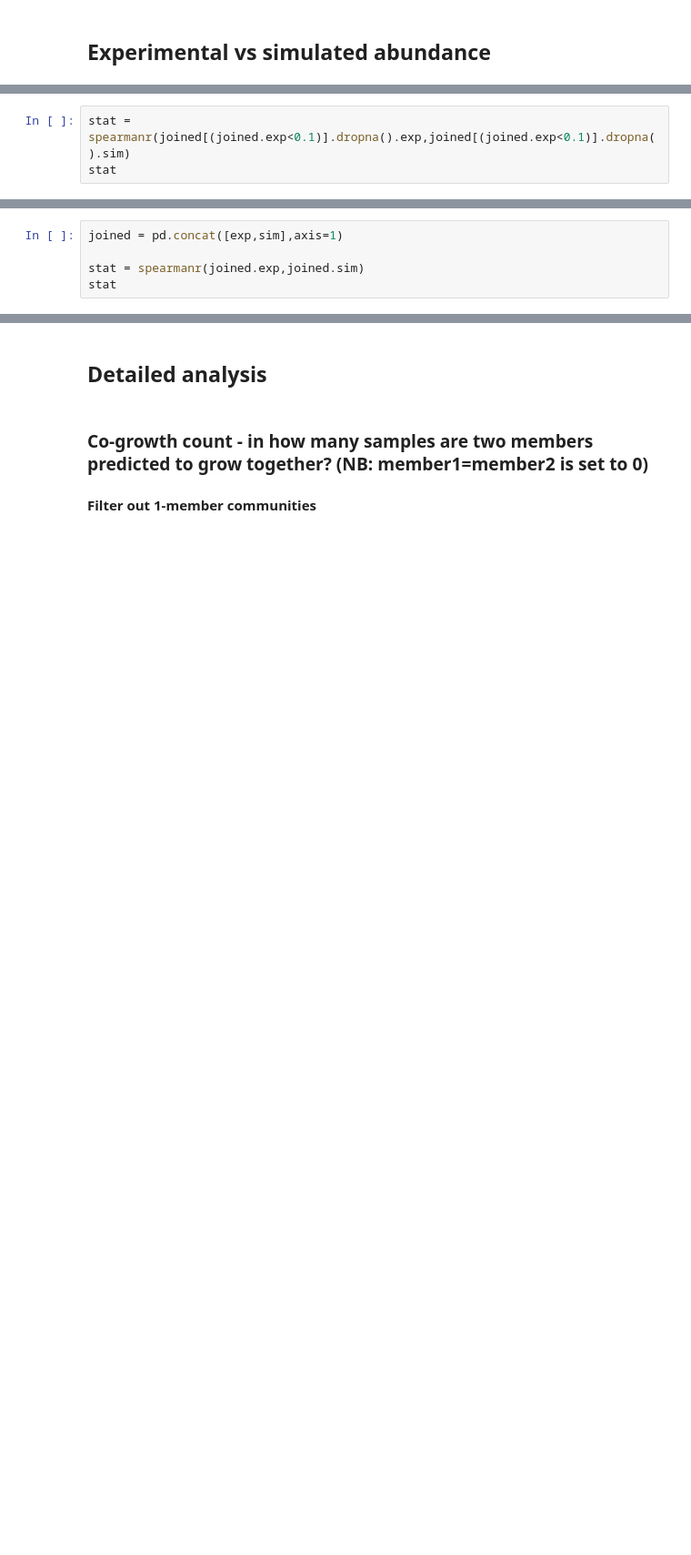
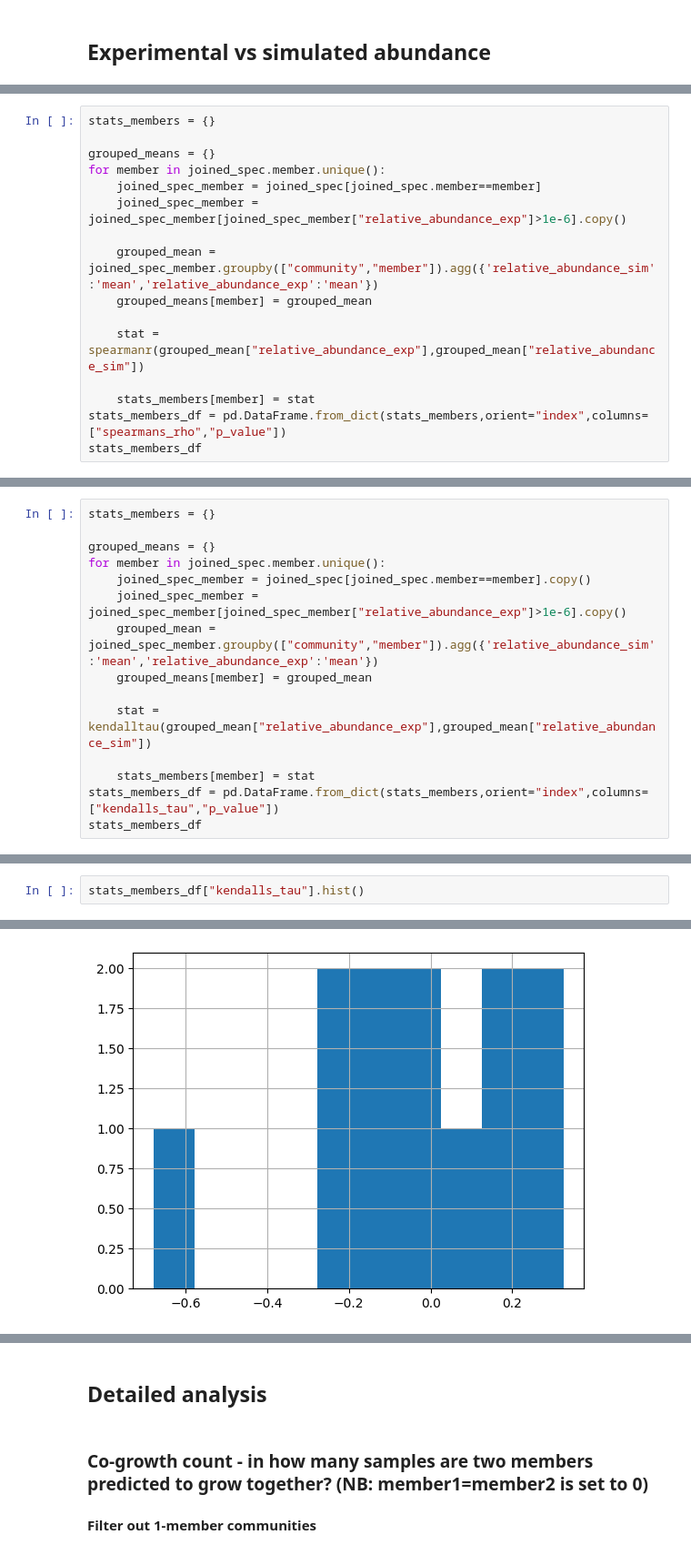
Before and after one commit to IdunBurgos/SteadierCom-Case-Studies, a Jupyter notebook: notebooks/Step 7.1.1. SteadierCom abundance prediction - Venturelli.ipynb, the cells around one changed output, grey strips where cells are left out. Shown at 91% size. Drawn from its saved outputs; the diff is of its cells as text; blank space fills up the shorter version.

```diff
--- a/notebooks/Step 7.1.1. SteadierCom abundance prediction - Venturelli.ipynb
+++ b/notebooks/Step 7.1.1. SteadierCom abundance prediction - Venturelli.ipynb
@@ -93,3 +35,0 @@ ax.set_yscale("log")
-# %%
-stat = spearmanr(joined[(joined.exp<0.1)].dropna().exp,joined[(joined.exp<0.1)].dropna().sim)
-stat
@@ -119,5 +35,0 @@ Text(0.5, 1.0, 'SteadierCom')
-# %%
-joined = pd.concat([exp,sim],axis=1)
-
-stat = spearmanr(joined.exp,joined.sim)
-stat
@@ -140,0 +147,16 @@ Name: count, dtype: int64
+# %%
+stats_members = {}
+
+grouped_means = {}
+for member in joined_spec.member.unique():
+    joined_spec_member = joined_spec[joined_spec.member==member]
+    joined_spec_member = joined_spec_member[joined_spec_member["relative_abundance_exp"]>1e-6].copy()
+
+    grouped_mean = joined_spec_member.groupby(["community","member"]).agg({'relative_abundance_sim':'mean','relative_abundance_exp':'mean'})
+    grouped_means[member] = grouped_mean
+
+    stat = spearmanr(grouped_mean["relative_abundance_exp"],grouped_mean["relative_abundance_sim"])
+
+    stats_members[member] = stat
+stats_members_df = pd.DataFrame.from_dict(stats_members,orient="index",columns=["spearmans_rho","p_value"])
+stats_members_df
@@ -140,0 +177,15 @@ Name: count, dtype: int64
+# %%
+stats_members = {}
+
+grouped_means = {}
+for member in joined_spec.member.unique():
+    joined_spec_member = joined_spec[joined_spec.member==member].copy()
+    joined_spec_member = joined_spec_member[joined_spec_member["relative_abundance_exp"]>1e-6].copy()
+    grouped_mean = joined_spec_member.groupby(["community","member"]).agg({'relative_abundance_sim':'mean','relative_abundance_exp':'mean'})
+    grouped_means[member] = grouped_mean
+
+    stat = kendalltau(grouped_mean["relative_abundance_exp"],grouped_mean["relative_abundance_sim"])
+
+    stats_members[member] = stat
+stats_members_df = pd.DataFrame.from_dict(stats_members,orient="index",columns=["kendalls_tau","p_value"])
+stats_members_df
@@ -140,0 +206,3 @@ Name: count, dtype: int64
+# %%
+stats_members_df["kendalls_tau"].hist()
+# %% [output]
@@ -140,0 +210 @@ Name: count, dtype: int64
+[figure, added]
```
Also changed, not shown: parts of 36 cells of this notebook, 3 other files.
